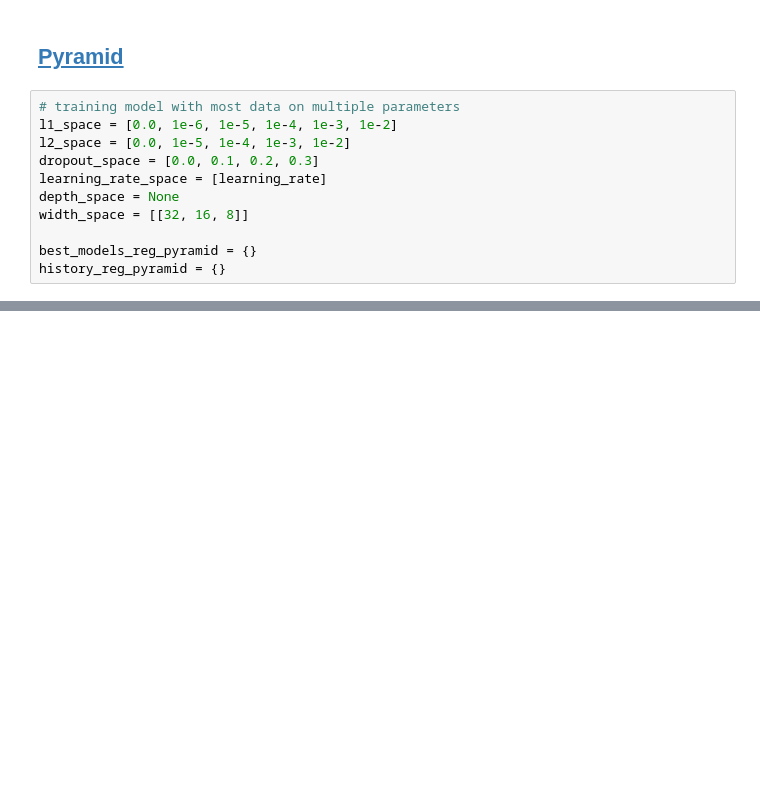
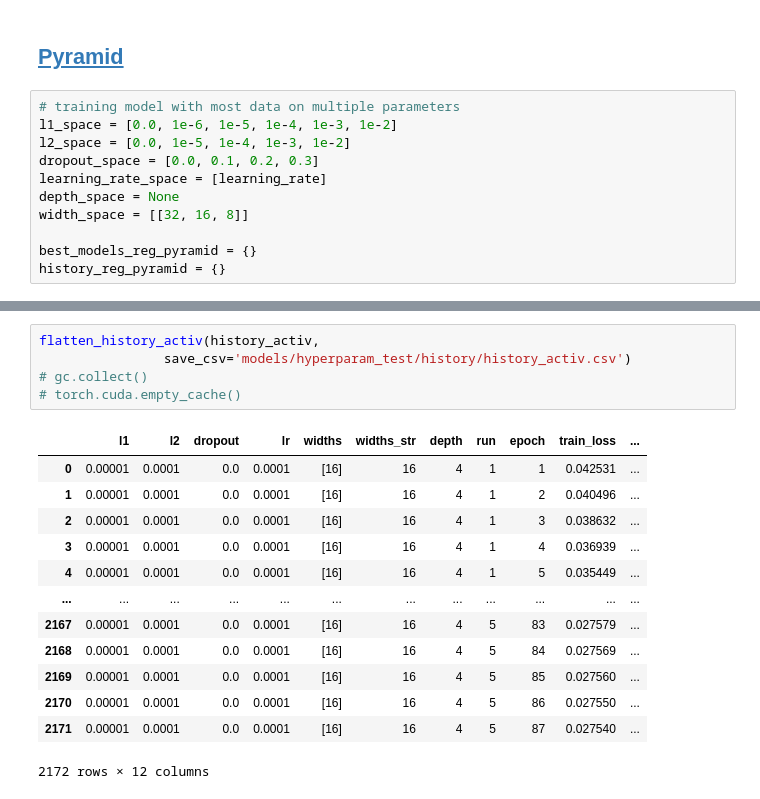
Before and after one commit to johanoelgaard/MastersThesis, a Jupyter notebook: mlp.ipynb, the cells around one changed output, grey strips where cells are left out. Saved outputs shown, nothing was run; the diff lists cells and outputs as text; blank space fills up the shorter version.

```diff
--- a/mlp.ipynb
+++ b/mlp.ipynb
@@ -1121,0 +1032,19 @@ plt.savefig('figs/l1_l2_dropout_loss_pyramid.png', dpi=300, bbox_inches='tight')
+# %%
+flatten_history_activ(history_activ,
+                save_csv='models/hyperparam_test/history/history_activ.csv')
+# gc.collect()
+# torch.cuda.empty_cache()
+# %% [output]
+|  | l1 | l2 | dropout | lr | widths | widths_str | depth | run | epoch | train_loss | ... |
+| 0 | 0.00001 | 0.0001 | 0.0 | 0.0001 | [16] | 16 | 4 | 1 | 1 | 0.042531 | ... |
+| 1 | 0.00001 | 0.0001 | 0.0 | 0.0001 | [16] | 16 | 4 | 1 | 2 | 0.040496 | ... |
+| 2 | 0.00001 | 0.0001 | 0.0 | 0.0001 | [16] | 16 | 4 | 1 | 3 | 0.038632 | ... |
+| 3 | 0.00001 | 0.0001 | 0.0 | 0.0001 | [16] | 16 | 4 | 1 | 4 | 0.036939 | ... |
+| 4 | 0.00001 | 0.0001 | 0.0 | 0.0001 | [16] | 16 | 4 | 1 | 5 | 0.035449 | ... |
+| ... | ... | ... | ... | ... | ... | ... | ... | ... | ... | ... | ... |
+| 2167 | 0.00001 | 0.0001 | 0.0 | 0.0001 | [16] | 16 | 4 | 5 | 83 | 0.027579 | ... |
+| 2168 | 0.00001 | 0.0001 | 0.0 | 0.0001 | [16] | 16 | 4 | 5 | 84 | 0.027569 | ... |
+| 2169 | 0.00001 | 0.0001 | 0.0 | 0.0001 | [16] | 16 | 4 | 5 | 85 | 0.027560 | ... |
+| 2170 | 0.00001 | 0.0001 | 0.0 | 0.0001 | [16] | 16 | 4 | 5 | 86 | 0.027550 | ... |
+| 2171 | 0.00001 | 0.0001 | 0.0 | 0.0001 | [16] | 16 | 4 | 5 | 87 | 0.027540 | ... |
+2172 rows × 12 columns
```
Also changed, not shown: parts of 23 cells of this notebook, 28 other files.
